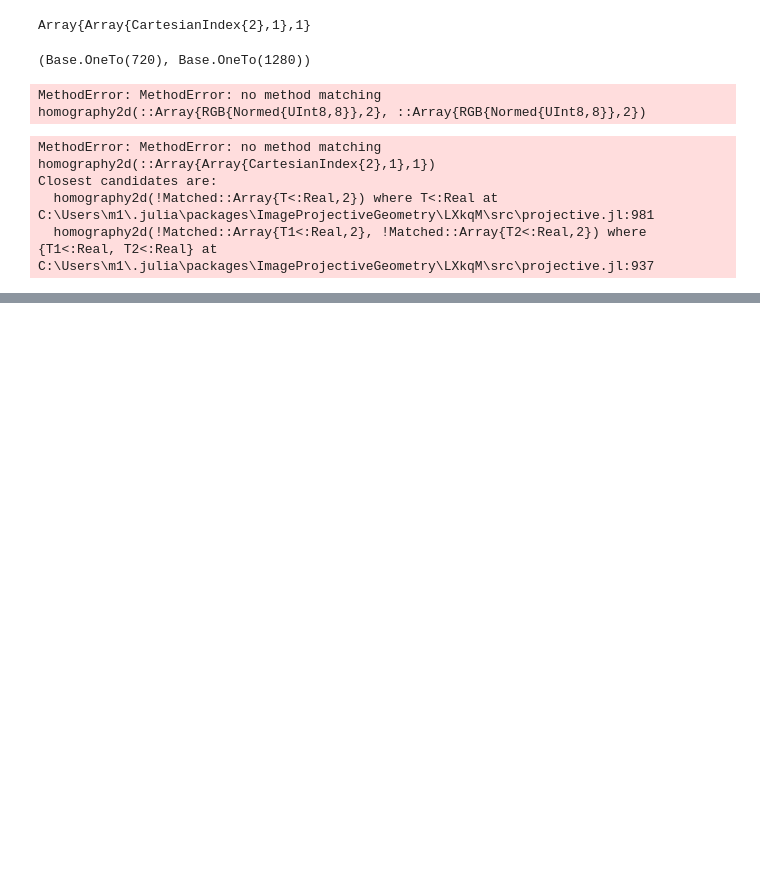
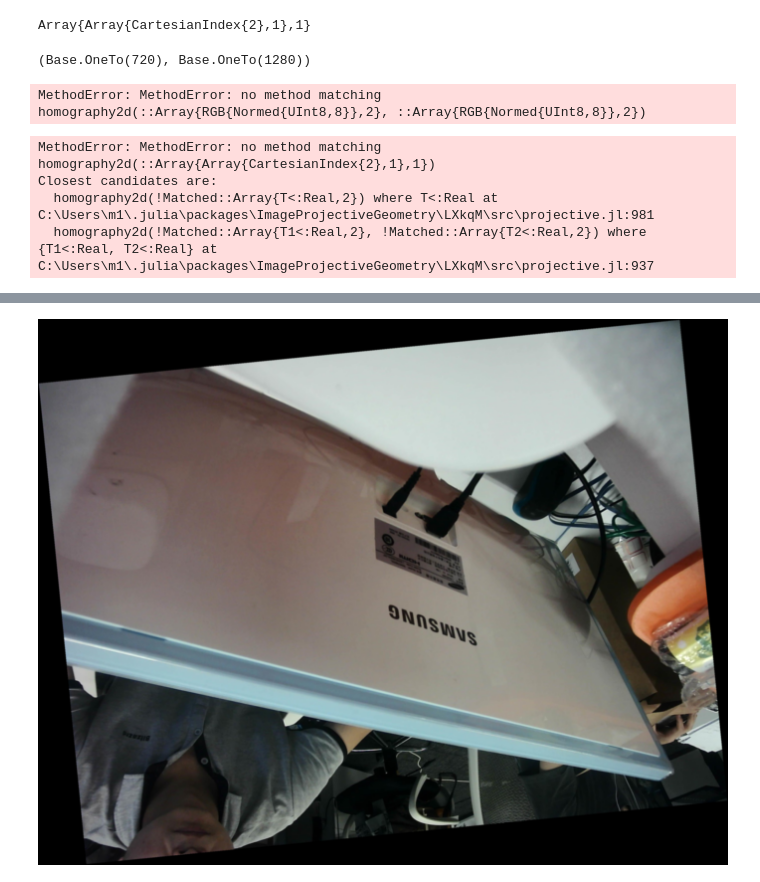
Before and after one commit to zsz00/stitcher.jl, a Jupyter notebook: sitch_1.ipynb, the cells around one changed output, grey strips where cells are left out. Cells and saved outputs as stored; diff of their text form; code cells hidden in the pictures; blank space fills up the shorter version.

```diff
--- a/sitch_1.ipynb
+++ b/sitch_1.ipynb
@@ -69,0 +127,7 @@ This code follows the normalised direct linear transformation  algorithm given b
+# %%
+img1 = load("../test/all_3/1.jpg");
+rot_1 = RotMatrix(pi*2.9686)
+H_1 = LinearMap(rot_1)
+img1_1 = ImageTransformations.warp(img1, H_1)
+# %% [output]
+[figure, added]
```
Also changed, not shown: parts of 9 cells of this notebook, 4 other files.
